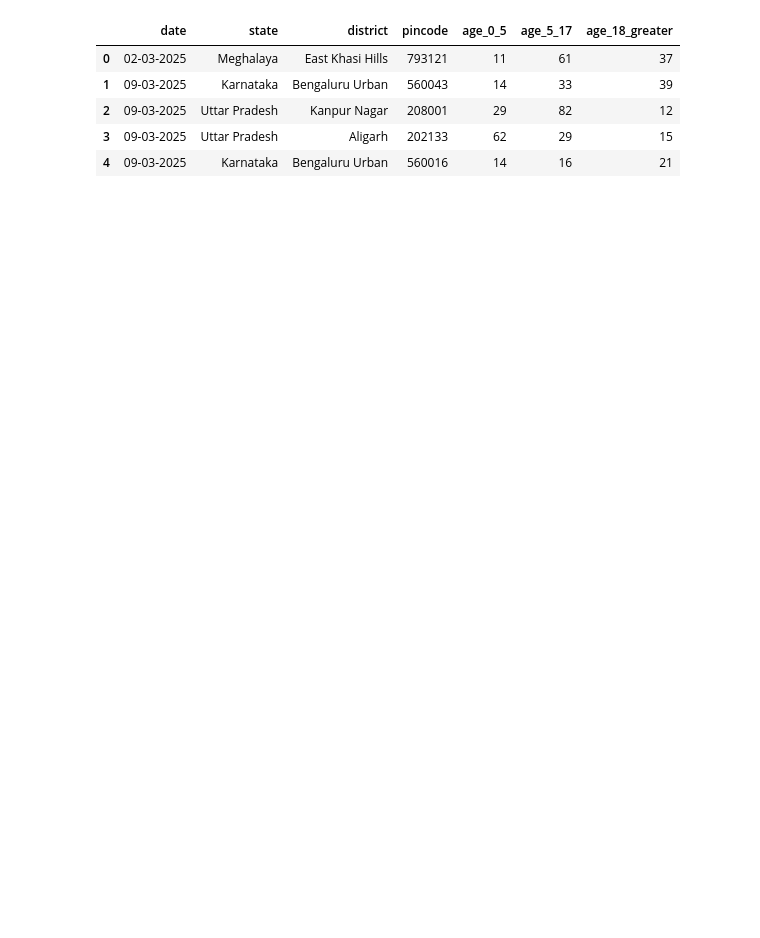
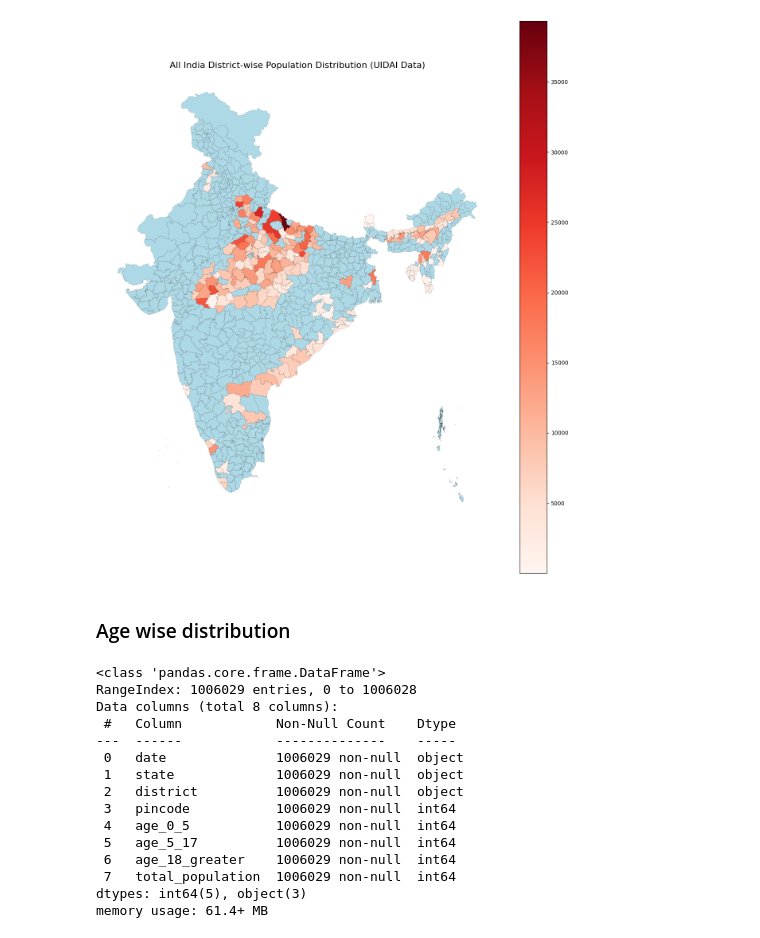
Before and after one commit to Harshitprajapati10/uidai-aadhaar-trends-analysis, a Jupyter notebook: enrollment_analysis.ipynb, the cells around one changed output. Saved outputs shown, nothing was run; the diff lists cells and outputs as text; code cells hidden in the pictures; blank space fills up the shorter version.

```diff
--- a/enrollment_analysis.ipynb
+++ b/enrollment_analysis.ipynb
@@ -22,9 +108,66 @@ df.shape
+# %%
+df['total_population'] = (
+    df['age_0_5'] +
+    df['age_5_17'] +
+    df['age_18_greater']
+)
+
+district_data = (
+    df
+    .groupby(['state', 'district'], as_index=False)
+    .agg({'total_population': 'sum'})
+)
+# %%
+india_geo = india_map.merge(
+    district_data,
+    on=['state', 'district'],
+    how='left'
+)
+# %%
+import matplotlib.pyplot as plt
+
+fig, ax = plt.subplots(figsize=(16, 18))
+
+india_geo.plot(
+    column='total_population',
+    cmap='Reds',                   # light → dark RED
+    legend=True,
+    linewidth=0.1,
+    edgecolor='black',
+    ax=ax,
+    missing_kwds={
+        "color": "lightblue",      # 🔵 districts NOT present
+        "edgecolor": "black",
+        "label": "No Data"
+    }
+)
+
+ax.set_title(
+    "All India District-wise Population Distribution (UIDAI Data)",
+    fontsize=16
+)
+
+ax.axis('off')
+plt.show()
+# %% [output]
+[figure, added]
+# %% [markdown]
+### Age wise distribution
 # %%
-df.head()
+df.info()
 # %% [output]
-|  | date | state | district | pincode | age_0_5 | age_5_17 | age_18_greater |
-| 0 | 02-03-2025 | Meghalaya | East Khasi Hills | 793121 | 11 | 61 | 37 |
-| 1 | 09-03-2025 | Karnataka | Bengaluru Urban | 560043 | 14 | 33 | 39 |
-| 2 | 09-03-2025 | Uttar Pradesh | Kanpur Nagar | 208001 | 29 | 82 | 12 |
-| 3 | 09-03-2025 | Uttar Pradesh | Aligarh | 202133 | 62 | 29 | 15 |
-| 4 | 09-03-2025 | Karnataka | Bengaluru Urban | 560016 | 14 | 16 | 21 |
+<class 'pandas.core.frame.DataFrame'>
+RangeIndex: 1006029 entries, 0 to 1006028
+Data columns (total 8 columns):
+ #   Column            Non-Null Count    Dtype
+---  ------            --------------    -----
+ 0   date              1006029 non-null  object
+ 1   state             1006029 non-null  object
+ 2   district          1006029 non-null  object
+ 3   pincode           1006029 non-null  int64
+ 4   age_0_5           1006029 non-null  int64
+ 5   age_5_17          1006029 non-null  int64
+ 6   age_18_greater    1006029 non-null  int64
+ 7   total_population  1006029 non-null  int64
+dtypes: int64(5), object(3)
+memory usage: 61.4+ MB
```
Also changed, not shown: parts of 34 cells of this notebook.
